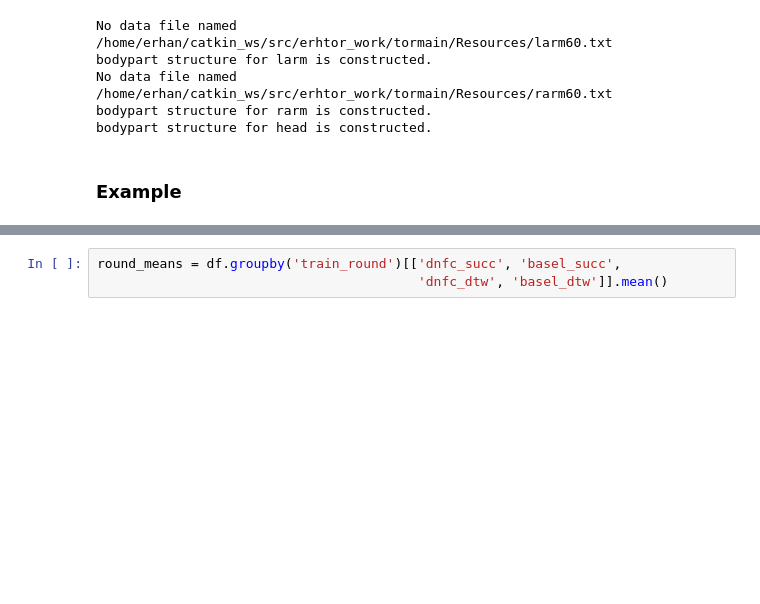
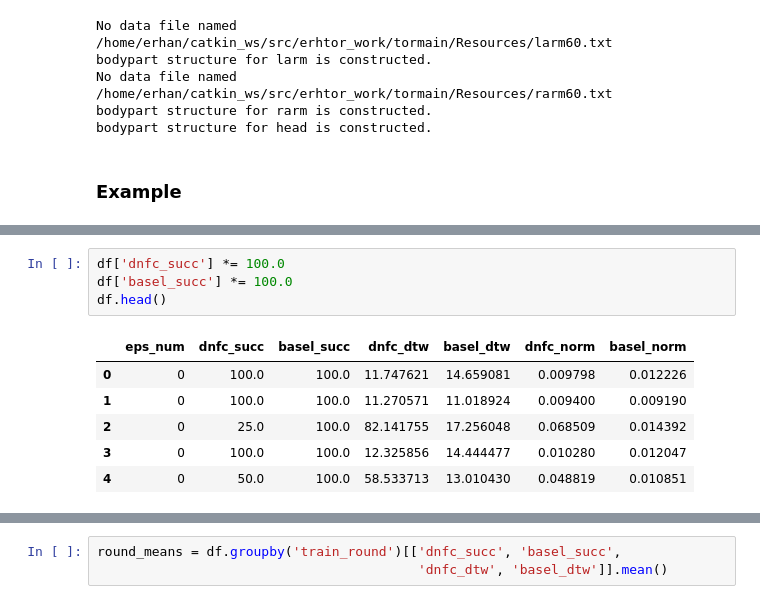
Before and after one commit to arash-mehrabi-z/dnfc-torobo, a Jupyter notebook: feedback_controller/fbc/neural_network/get_results.ipynb, the cells around one changed output, grey strips where cells are left out. Saved outputs shown, nothing was run; the diff lists cells and outputs as text; blank space fills up the shorter version.

```diff
--- a/feedback_controller/fbc/neural_network/get_results.ipynb
+++ b/feedback_controller/fbc/neural_network/get_results.ipynb
@@ -41,2 +50,13 @@ df.loc[3, 'dnfc_dtw']
+# %%
+df['dnfc_succ'] *= 100.0
+df['basel_succ'] *= 100.0
+df.head()
+# %% [output]
+|  | eps_num | dnfc_succ | basel_succ | dnfc_dtw | basel_dtw | dnfc_norm | basel_norm |
+| 0 | 0 | 100.0 | 100.0 | 11.747621 | 14.659081 | 0.009798 | 0.012226 |
+| 1 | 0 | 100.0 | 100.0 | 11.270571 | 11.018924 | 0.009400 | 0.009190 |
+| 2 | 0 | 25.0 | 100.0 | 82.141755 | 17.256048 | 0.068509 | 0.014392 |
+| 3 | 0 | 100.0 | 100.0 | 12.325856 | 14.444477 | 0.010280 | 0.012047 |
+| 4 | 0 | 50.0 | 100.0 | 58.533713 | 13.010430 | 0.048819 | 0.010851 |
 # %%
 df['train_round'] = df.groupby('eps_num').cumcount() + 1
```
Also changed, not shown: parts of 19 cells of this notebook, 4 other files.
